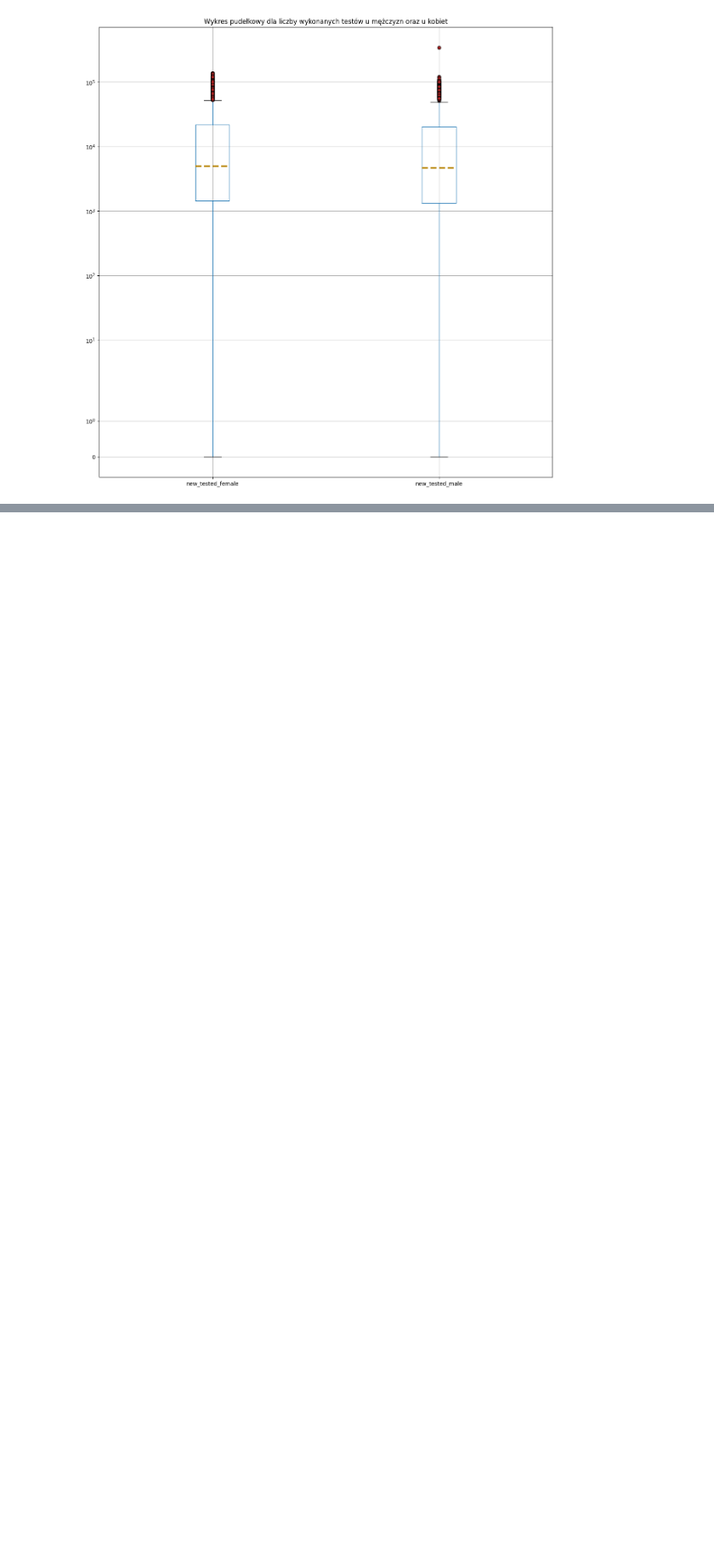
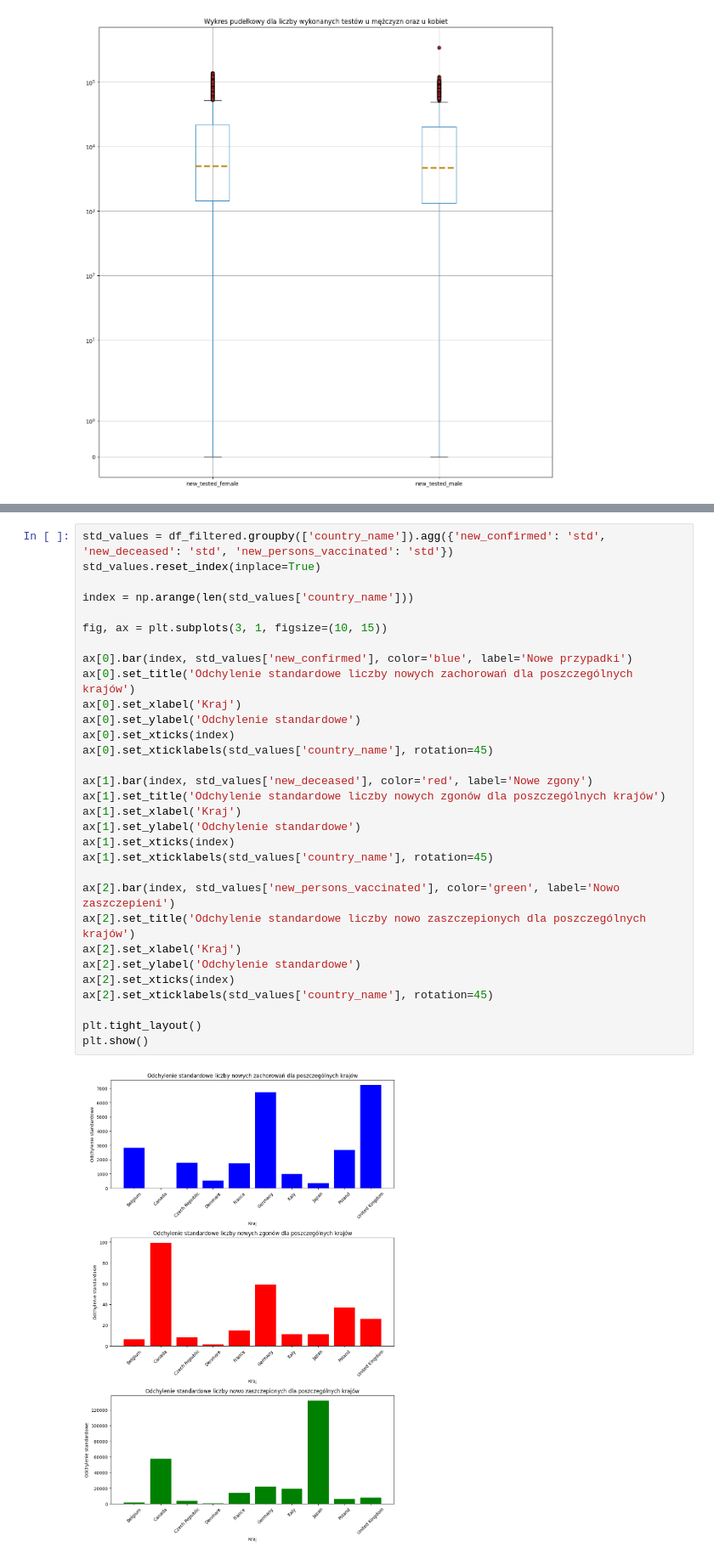
Before and after one commit to Toskyuu/BigData, a Jupyter notebook: zad2.ipynb, the cells around one changed output, grey strips where cells are left out. Shown at 85% size. Drawn from its saved outputs; the diff is of its cells as text; blank space fills up the shorter version.

```diff
--- a/zad2.ipynb
+++ b/zad2.ipynb
@@ -66,0 +173,33 @@ plt.show()
+# %%
+std_values = df_filtered.groupby(['country_name']).agg({'new_confirmed': 'std', 'new_deceased': 'std', 'new_persons_vaccinated': 'std'})
+std_values.reset_index(inplace=True)
+
+index = np.arange(len(std_values['country_name']))
+
+fig, ax = plt.subplots(3, 1, figsize=(10, 15))
+
+ax[0].bar(index, std_values['new_confirmed'], color='blue', label='Nowe przypadki')
+ax[0].set_title('Odchylenie standardowe liczby nowych zachorowań dla poszczególnych krajów')
+ax[0].set_xlabel('Kraj')
+ax[0].set_ylabel('Odchylenie standardowe')
+ax[0].set_xticks(index)
+ax[0].set_xticklabels(std_values['country_name'], rotation=45)
+
+ax[1].bar(index, std_values['new_deceased'], color='red', label='Nowe zgony')
+ax[1].set_title('Odchylenie standardowe liczby nowych zgonów dla poszczególnych krajów')
+ax[1].set_xlabel('Kraj')
+ax[1].set_ylabel('Odchylenie standardowe')
+ax[1].set_xticks(index)
+ax[1].set_xticklabels(std_values['country_name'], rotation=45)
+
+ax[2].bar(index, std_values['new_persons_vaccinated'], color='green', label='Nowo zaszczepieni')
+ax[2].set_title('Odchylenie standardowe liczby nowo zaszczepionych dla poszczególnych krajów')
+ax[2].set_xlabel('Kraj')
+ax[2].set_ylabel('Odchylenie standardowe')
+ax[2].set_xticks(index)
+ax[2].set_xticklabels(std_values['country_name'], rotation=45)
+
+plt.tight_layout()
+plt.show()
+# %% [output]
+[figure, added]
```
Also changed, not shown: parts of 9 cells of this notebook.
